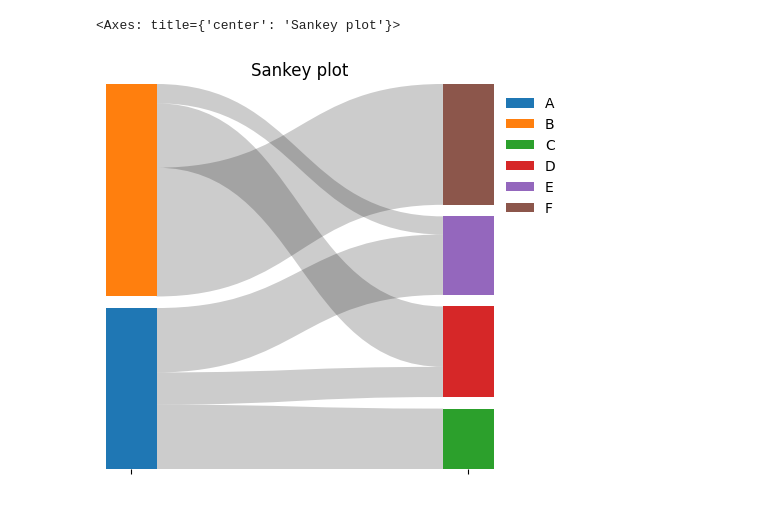
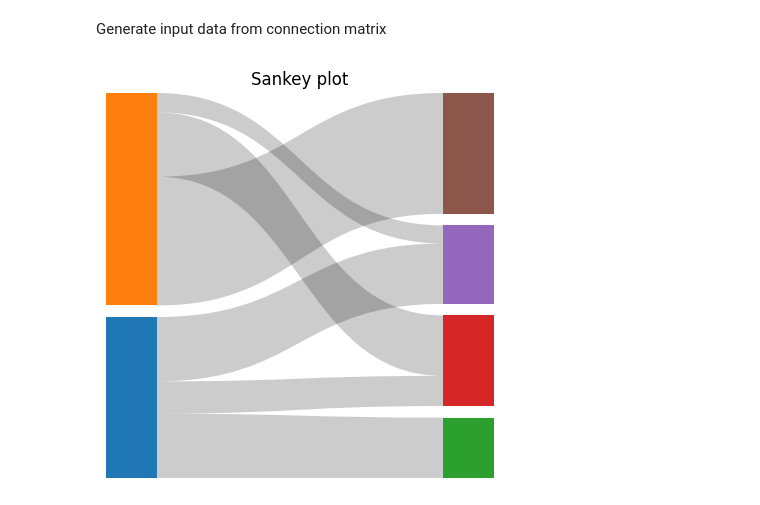
Before and after one commit to harryhaller001/matplotlib-sankey, a Jupyter notebook: docs/source/vignette.ipynb, the cells around one changed output. Drawn from its saved outputs; the diff is of its cells as text; code cells hidden in the pictures.

Commit message:
update docs, add generate example plot script

```diff
--- a/docs/source/vignette.ipynb
+++ b/docs/source/vignette.ipynb
@@ -48,27 +66,19 @@ sankey(
+# %% [markdown]
+Generate input data from connection matrix
 # %%
 data = [
     [10, 0, 5, 10],
     [0, 20, 10, 3],
 ]
 
 fig, ax = plt.subplots(figsize=(5, 5))
-sankey(
+ax = sankey(
     data=[from_matrix(data)],
     cmap="tab10",
     annotate_columns=False,
     title="Sankey plot",
     spacing=0.03,
     ax=ax,
-    show_legend=True,
-    legend_labels=[
-        "A",
-        "B",
-        "C",
-        "D",
-        "E",
-        "F",
-    ],
 )
 # %% [output]
-<Axes: title={'center': 'Sankey plot'}>
-[figure, old version]
+[figure, new version]
```
Also changed, not shown: parts of 5 cells of this notebook, 9 other files.
